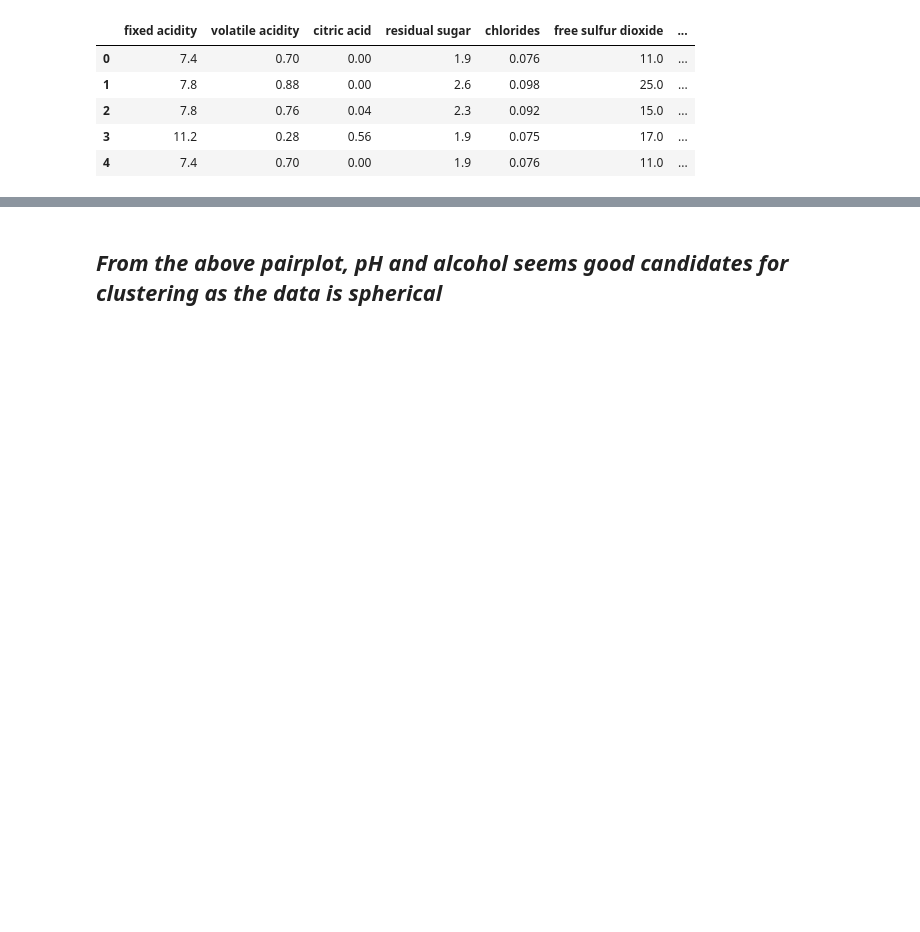
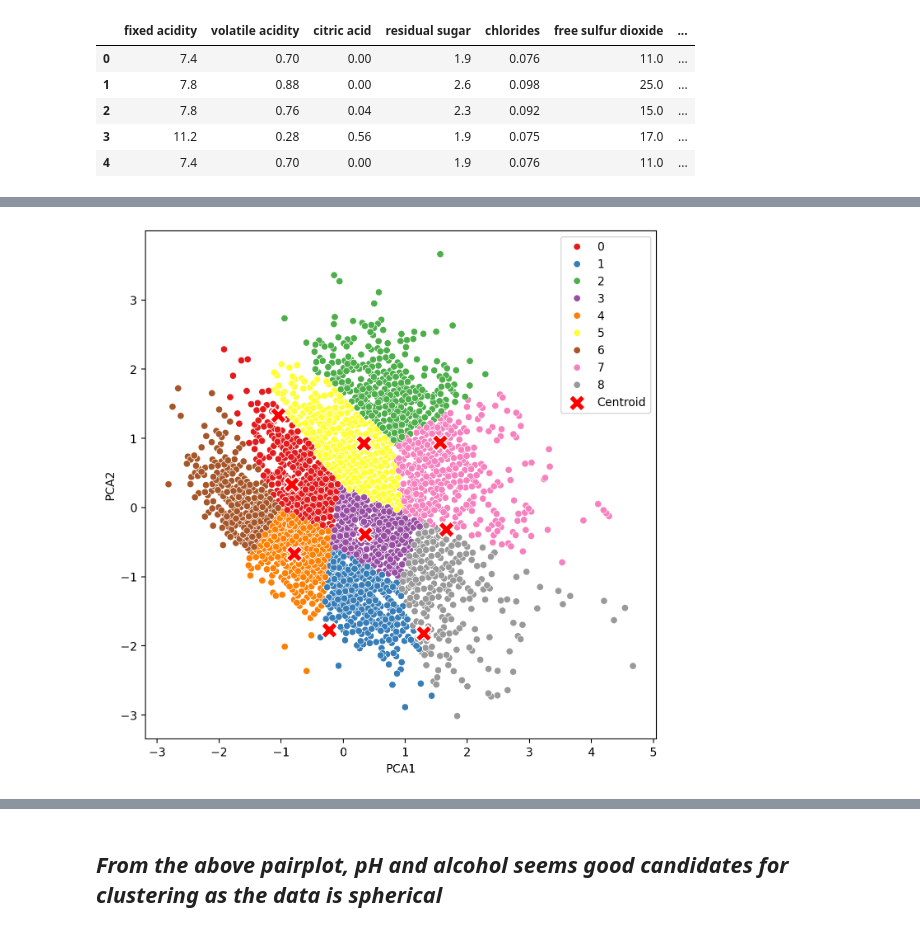
Before and after one commit to dmml-heriot-watt/group-coursework-dmml_cw, a Jupyter notebook: notebooks/K_Means_Clustering.ipynb, the cells around one changed output, grey strips where cells are left out. Drawn from its saved outputs; the diff is of its cells as text; code cells hidden in the pictures; blank space fills up the shorter version.

```diff
--- a/notebooks/K_Means_Clustering.ipynb
+++ b/notebooks/K_Means_Clustering.ipynb
@@ -26,0 +60,31 @@ df.head()
+# %%
+# Standardize the data
+scaler = StandardScaler()
+X_scaled = scaler.fit_transform(X.iloc[:, :-1])
+
+# Apply PCA to reduce the dimensionality to 2
+pca = PCA(n_components=2)
+X_pca = pd.DataFrame(pca.fit_transform(X_scaled), columns=['PCA1', 'PCA2'])
+X_pca['cluster'] = X['cluster']
+
+# Fit k-means on the standardized and reduced data
+kmeans_pca = KMeans(n_clusters=9, random_state=0, n_init=1000, init='k-means++')
+kmeans_pca.fit(X_pca[['PCA1', 'PCA2']])
+
+# Get cluster centroids in the reduced space
+centroids_pca = pca.transform(kmeans_pca.cluster_centers_)
+
+# Convert centroids to a DataFrame
+centroids_df = pd.DataFrame(centroids_pca, columns=['X', 'Y'])
+
+# Add the centroids to the plot
+plt.figure(figsize=(8, 8), dpi=200)
+
+# Visualize the clusters in the reduced 2D space
+sns.scatterplot(data=X_pca, x='PCA1', y='PCA2', hue='cluster', palette='Set1')
+sns.scatterplot(data=centroids_df, x='X', y='Y', marker='X', s=200, color='red', label='Centroid')
+
+plt.legend()
+plt.show()
+# %% [output]
+[figure, added]
```
Also changed, not shown: parts of 49 cells of this notebook, 5 other files.
